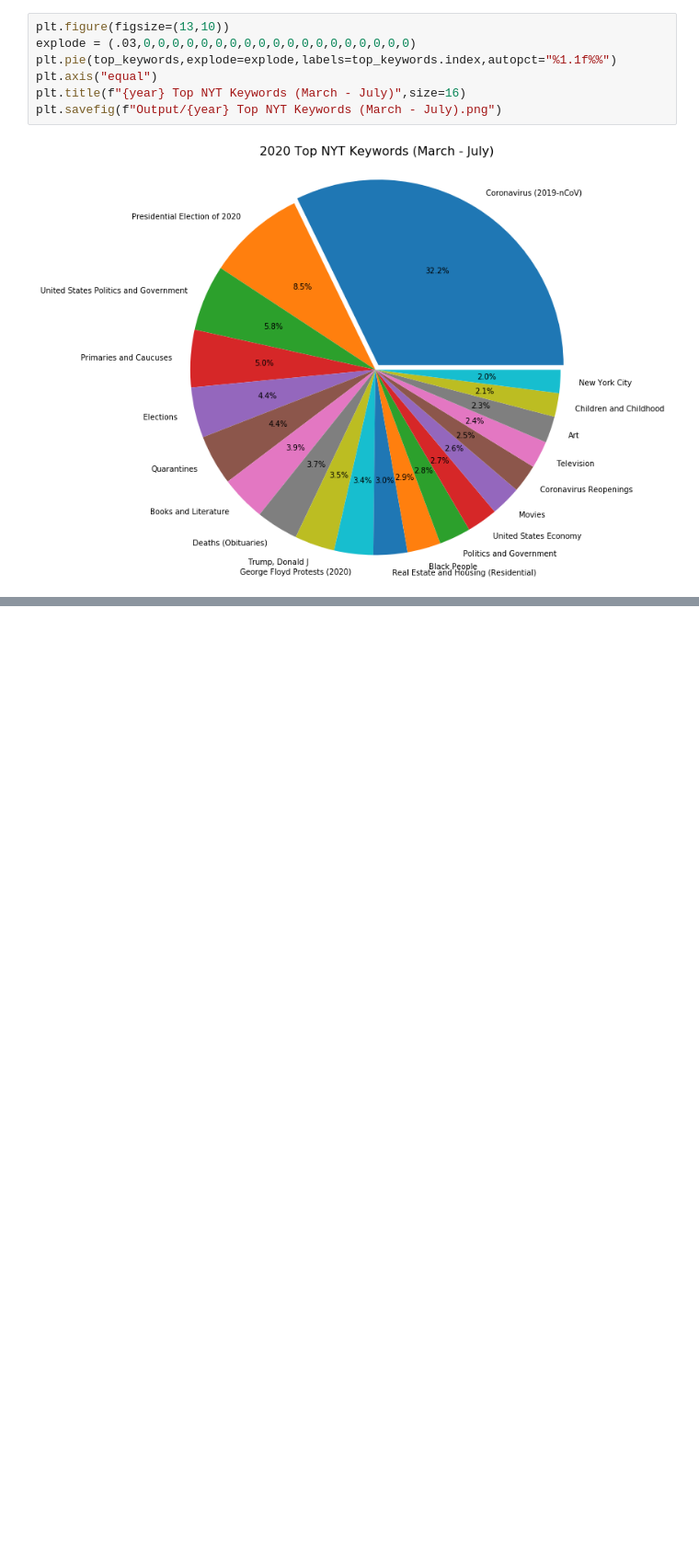
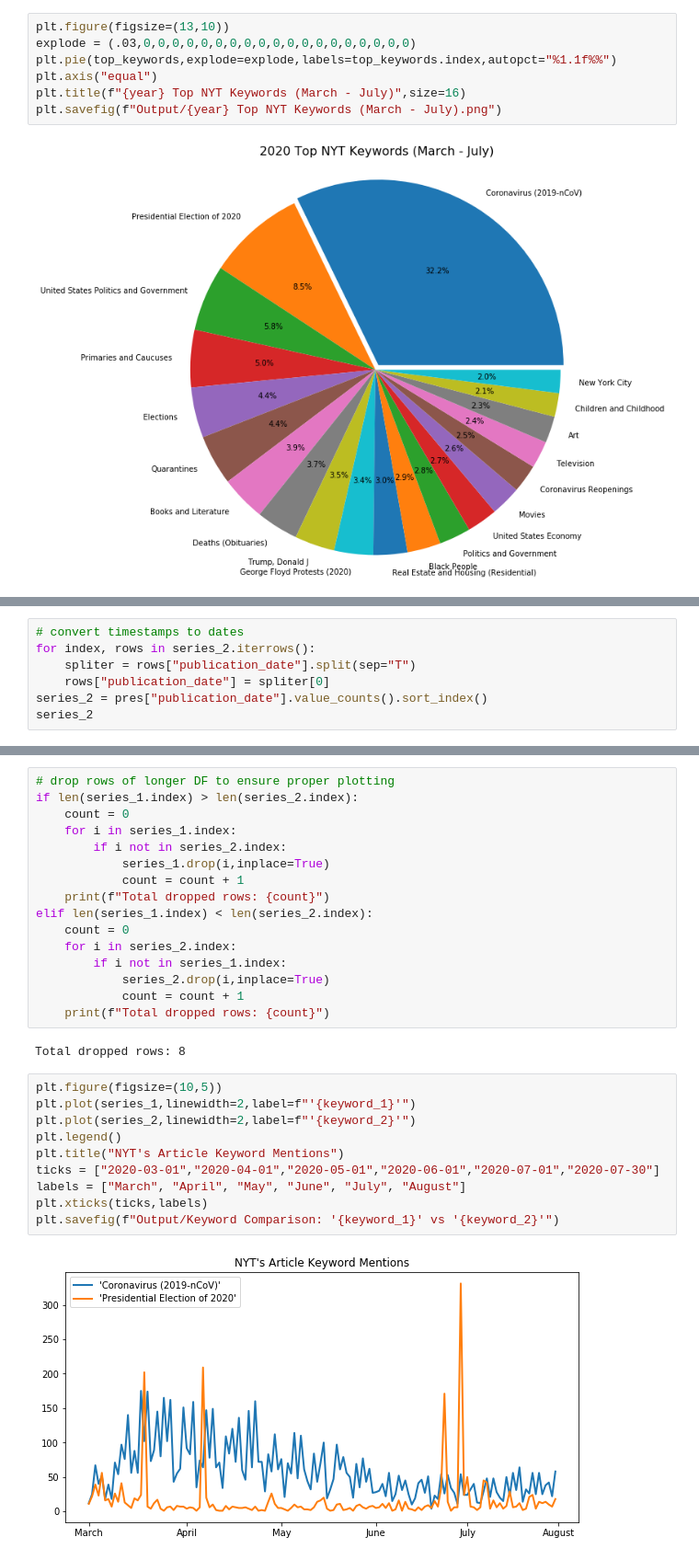
Before and after one commit to RoarkJ/NYT-Keyword-Analysis, a Jupyter notebook: multi_month.ipynb, the cells around one changed output, grey strips where cells are left out. Shown at 92% size. Cells and saved outputs as stored; diff of their text form; blank space fills up the shorter version.

```diff
--- a/multi_month.ipynb
+++ b/multi_month.ipynb
@@ -115,0 +141,7 @@ plt.savefig(f"Output/{year} NYT 'Coronavirus' Keyword Mentions")
+# %%
+# convert timestamps to dates
+for index, rows in series_2.iterrows():
+    spliter = rows["publication_date"].split(sep="T")
+    rows["publication_date"] = spliter[0]
+series_2 = pres["publication_date"].value_counts().sort_index()
+series_2
@@ -115,0 +161,30 @@ plt.savefig(f"Output/{year} NYT 'Coronavirus' Keyword Mentions")
+# %%
+# drop rows of longer DF to ensure proper plotting
+if len(series_1.index) > len(series_2.index):
+    count = 0
+    for i in series_1.index:
+        if i not in series_2.index:
+            series_1.drop(i,inplace=True)
+            count = count + 1
+    print(f"Total dropped rows: {count}")
+elif len(series_1.index) < len(series_2.index):
+    count = 0
+    for i in series_2.index:
+        if i not in series_1.index:
+            series_2.drop(i,inplace=True)
+            count = count + 1
+    print(f"Total dropped rows: {count}")
+# %% [output]
+Total dropped rows: 8
+# %%
+plt.figure(figsize=(10,5))
+plt.plot(series_1,linewidth=2,label=f"'{keyword_1}'")
+plt.plot(series_2,linewidth=2,label=f"'{keyword_2}'")
+plt.legend()
+plt.title("NYT's Article Keyword Mentions")
+ticks = ["2020-03-01","2020-04-01","2020-05-01","2020-06-01","2020-07-01","2020-07-30"]
+labels = ["March", "April", "May", "June", "July", "August"]
+plt.xticks(ticks,labels)
+plt.savefig(f"Output/Keyword Comparison: '{keyword_1}' vs '{keyword_2}'")
+# %% [output]
+[figure, added]
```
Also changed, not shown: parts of 8 cells of this notebook.
